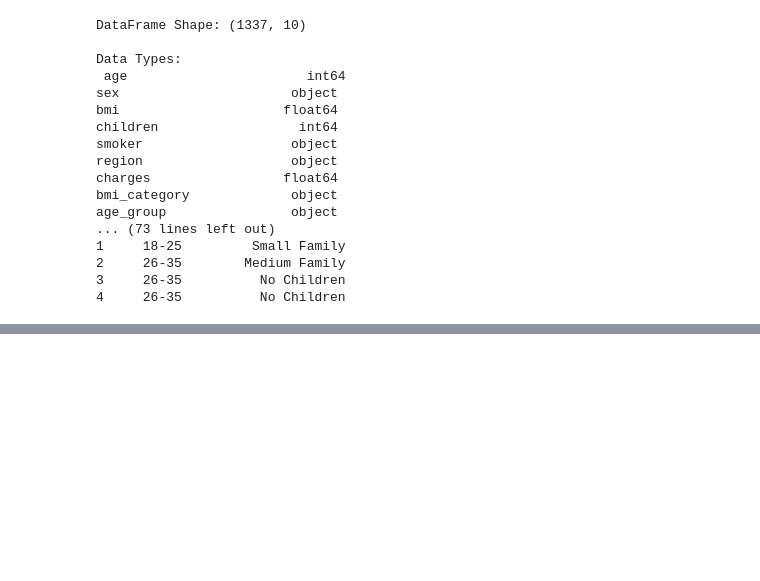
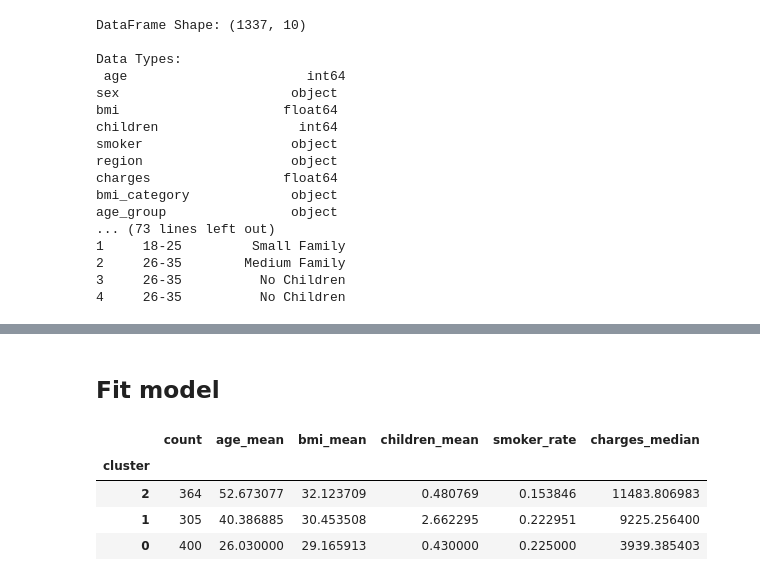
Before and after one commit to RSE1982/health-insurance-cost-analysis, a Jupyter notebook: notebooks/10_clustering.ipynb, the cells around one changed output, grey strips where cells are left out. Cells and saved outputs as stored; diff of their text form; code cells hidden in the pictures; blank space fills up the shorter version.

```diff
--- a/notebooks/10_clustering.ipynb
+++ b/notebooks/10_clustering.ipynb
@@ -68,8 +101,13 @@ df_scaled = scaler.fit_transform(df_encoded)
 # %%
-inertias = []
-K = range(1, 11)
+k_values = range(2, 11)
+sil_scores = []
 
-for k in K:
-    km = KMeans(n_clusters=k, random_state=42)
-    km.fit(df_scaled)
-    inertias.append(km.inertia_)
+for k in k_values:
+    km = KMeans(n_clusters=k, random_state=42, n_init="auto")
+    labels = km.fit_predict(X_train_prep)
+    sil = silhouette_score(X_train_prep, labels)
+    sil_scores.append(sil)
+
+best_k = int(k_values[int(np.argmax(sil_scores))])
+print("Best k by silhouette (train):", best_k)
+print("Silhouette scores:", dict(zip(k_values, [round(s,4) for s in sil_scores])))
@@ -101,3 +150,24 @@ plt.show()
+# %% [markdown]
+## Fit model
 # %%
-kmeans = KMeans(n_clusters=optimal_k, random_state=42)
-df['cluster'] = kmeans.fit_predict(df_scaled)
+km = KMeans(n_clusters=best_k, random_state=42, n_init="auto")
+train_clusters = km.fit_predict(X_train_prep)
+
+df_train = X_train.copy()
+df_train["charges_log"] = y_train.values
+df_train["cluster"] = train_clusters
+
+display(df_train.groupby("cluster").agg(
+    count=("cluster","size"),
+    age_mean=("age","mean"),
+    bmi_mean=("bmi","mean"),
+    children_mean=("children","mean"),
+    smoker_rate=("smoker", lambda s: (s=="yes").mean()),
+    charges_median=("charges_log", lambda v: float(np.expm1(np.median(v)))),
+).sort_values("charges_median", ascending=False))
+# %% [output]
+|  | count | age_mean | bmi_mean | children_mean | smoker_rate | charges_median |
+| cluster |  |  |  |  |  |  |
+| 2 | 364 | 52.673077 | 32.123709 | 0.480769 | 0.153846 | 11483.806983 |
+| 1 | 305 | 40.386885 | 30.453508 | 2.662295 | 0.222951 | 9225.256400 |
+| 0 | 400 | 26.030000 | 29.165913 | 0.430000 | 0.225000 | 3939.385403 |
```
Also changed, not shown: parts of 14 cells of this notebook, 1 other file.
